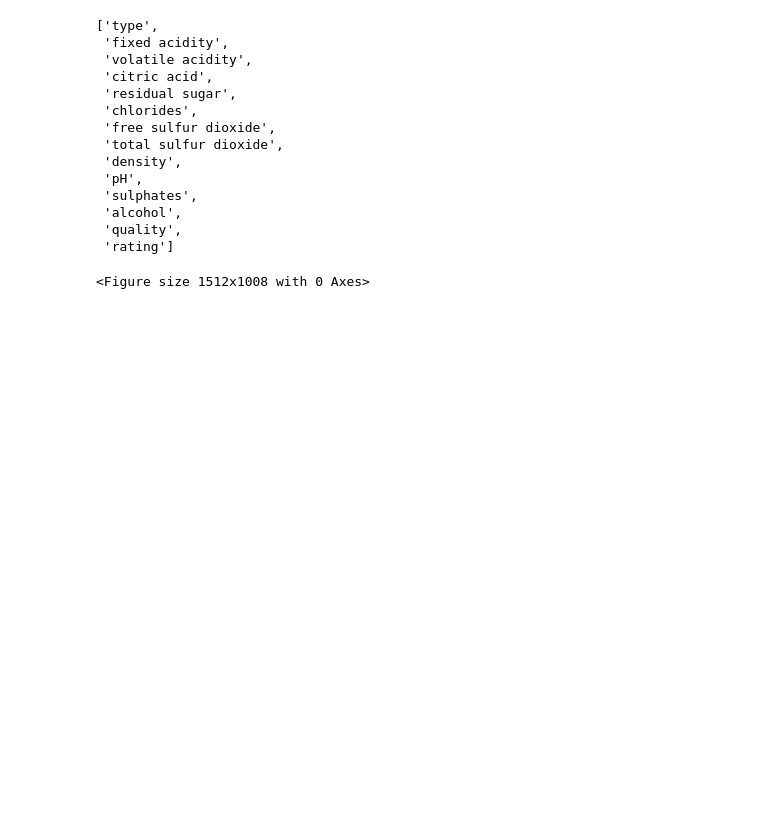
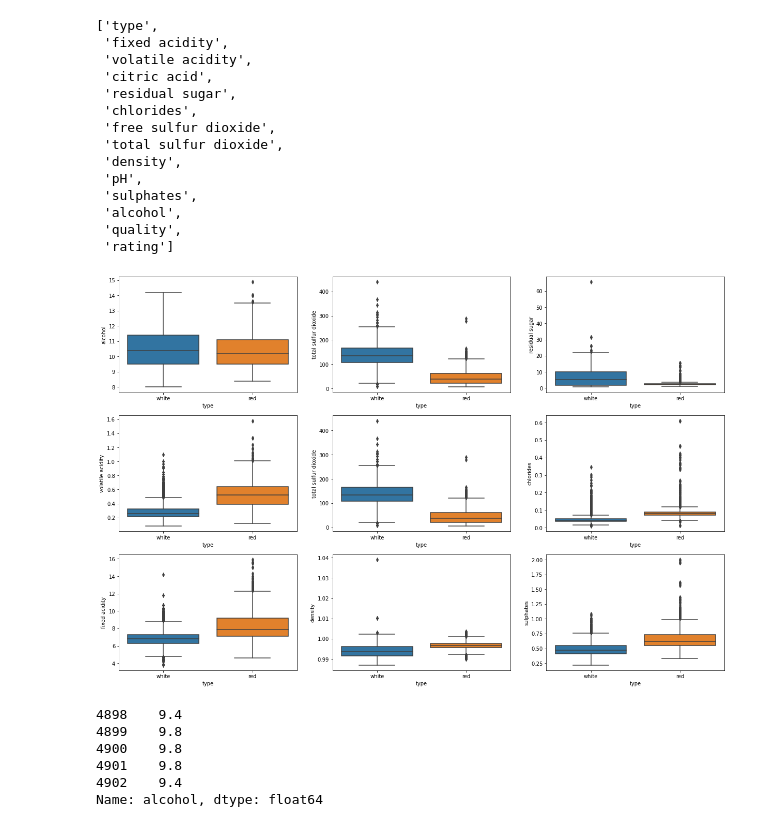
Before and after one commit to espSiyam/Data-Science--Analytics---AI-for-Business---the-Real-World-, a Jupyter notebook: 5.Statistics(Visualization)/3.Analizing Frequency distribution.ipynb, the cells around one changed output. Cells and saved outputs as stored; diff of their text form; code cells hidden in the pictures; blank space fills up the shorter version.

```diff
--- a/5.Statistics(Visualization)/3.Analizing Frequency distribution.ipynb
+++ b/5.Statistics(Visualization)/3.Analizing Frequency distribution.ipynb
@@ -76,10 +76,20 @@ list(df.columns)
 # %%
 fig = plt.figure(figsize=(21,14))
 
 features = ["alcohol", "total sulfur dioxide", "residual sugar", "volatile acidity",
             "total sulfur dioxide", "chlorides", "fixed acidity", "density","sulphates"]
 
 for (i, feature) in enumerate(features):
-    print(i,feature)
+    _ = fig.add_subplot(3,3,i+1)
+    sns.boxplot(x='type', y = feature, data = df)
 # %% [output]
-<Figure size 1512x1008 with 0 Axes>
+[figure, added]
+# %%
+df[df['type']=='red']['alcohol'].head()
+# %% [output]
+4898    9.4
+4899    9.8
+4900    9.8
+4901    9.8
+4902    9.4
+Name: alcohol, dtype: float64
```
Also changed, not shown: parts of 3 cells of this notebook.
